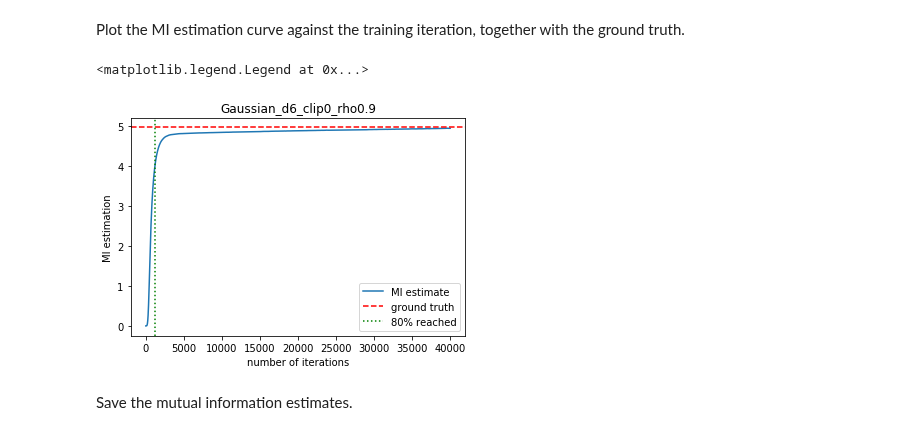
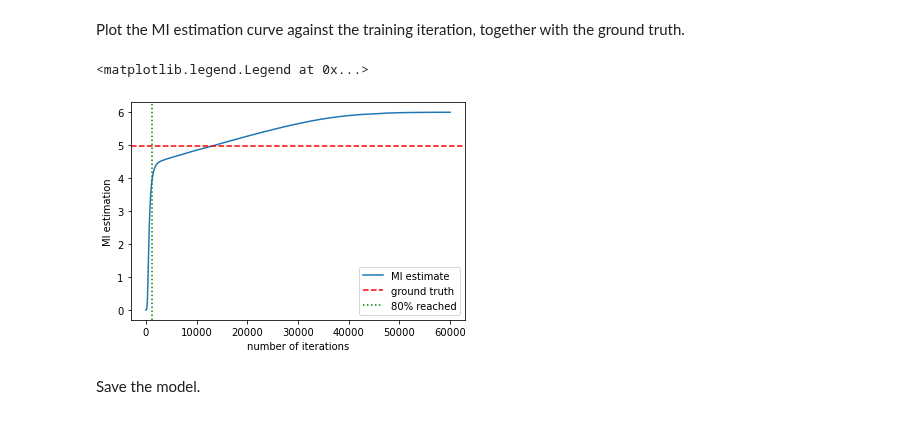
Before and after one commit to wangxuuu/AdapLS_MINE, a Jupyter notebook: infonce.ipynb, the cells around one changed output. Drawn from its saved outputs; the diff is of its cells as text; code cells hidden in the pictures.

```diff
--- a/infonce.ipynb
+++ b/infonce.ipynb
@@ -39,22 +39,18 @@ Specify the hyper-parameters:
 parser = argparse.ArgumentParser()
 parser.add_argument("--rho", type=float, default=0.9, help="coefficient of Gaussian")
 parser.add_argument("--d", type=int, default=6, help="dimension of X & Y")
-parser.add_argument("--sample_size", type=int, default=1600, help="sample size")
+parser.add_argument("--sample_size", type=int, default=400, help="sample size")
 parser.add_argument("--gamma", type=float, default=0, help="clipping parameter")
 parser.add_argument("--b1", type=float, default=0.5, help="adam: decay of first order momentum of gradient")
 parser.add_argument("--b2", type=float, default=0.999, help="adam: decay of first order momentum of gradient")
-parser.add_argument("--n_iters", type=int, default=40000, help="number of epochs of training")
+parser.add_argument("--n_iters", type=int, default=60000, help="number of epochs of training")
 parser.add_argument("--batch_size", type=int, default=100, help="size of the batches")
 parser.add_argument("--lr", type=float, default=1e-4, help="adam: learning rate")
-# parser.add_argument("--latent_dim", type=int, default=1, help="dimensionality of the latent space")
 parser.add_argument("--hidden_dim", type=int, default=100, help="Hidden dimension")
 parser.add_argument("--c_0_1_ratio", type=float, default=1, help="Ratio of samples with label 0 and samples with label 1 ")
 parser.add_argument("--ma_rate", type=float, default=0.1, help="move average rate")
 parser.add_argument("--ma_ef", type=float, default=1, help="move average ef")
-# parser.add_argument("--alpha", type=float, default=1e-4, help="smooth parameter")
 
-
-# opt = parser.parse_args()
 opt, unknown = parser.parse_known_args()
 # %% [markdown]
 Specify the distribution to generate the data samples:
@@ -239,19 +235,16 @@ Plot the MI estimation curve against the training iteration, together with the g
 # %%
 plt.plot(mi_copy, label='MI estimate')
 plt.axhline(Ground_truth,label='ground truth',linestyle='--',color='red')
 for t in range(len(mi_copy)):
     if (mi_copy[t]>.8*Ground_truth):
         plt.axvline(t,label='80% reached',linestyle=':',color='green')
         break
 plt.xlabel('number of iterations')
 plt.ylabel('MI estimation')
-plt.title('{}_d{}_clip{}_rho{}'.format(density, opt.d, opt.gamma, opt.rho))
 plt.legend()
-# plt.savefig('./results/DIEM/{}_d{}_clip{}_rho{}.pdf'.format(density, opt.d, opt.gamma, opt.rho))
-# plt.savefig('./results/DIEM/NoClip{}_d{}_smooth{}_rho{}.pdf'.format(density, opt.d, opt.confidence, opt.rho))
 # %% [output]
 <matplotlib.legend.Legend at 0x...>
-[figure, old version]
+[figure, new version]
 # %% [markdown]
-Save the mutual information estimates.
+Save the model.
 # %%
```
Also changed, not shown: parts of 3 cells of this notebook, 9 other files.
